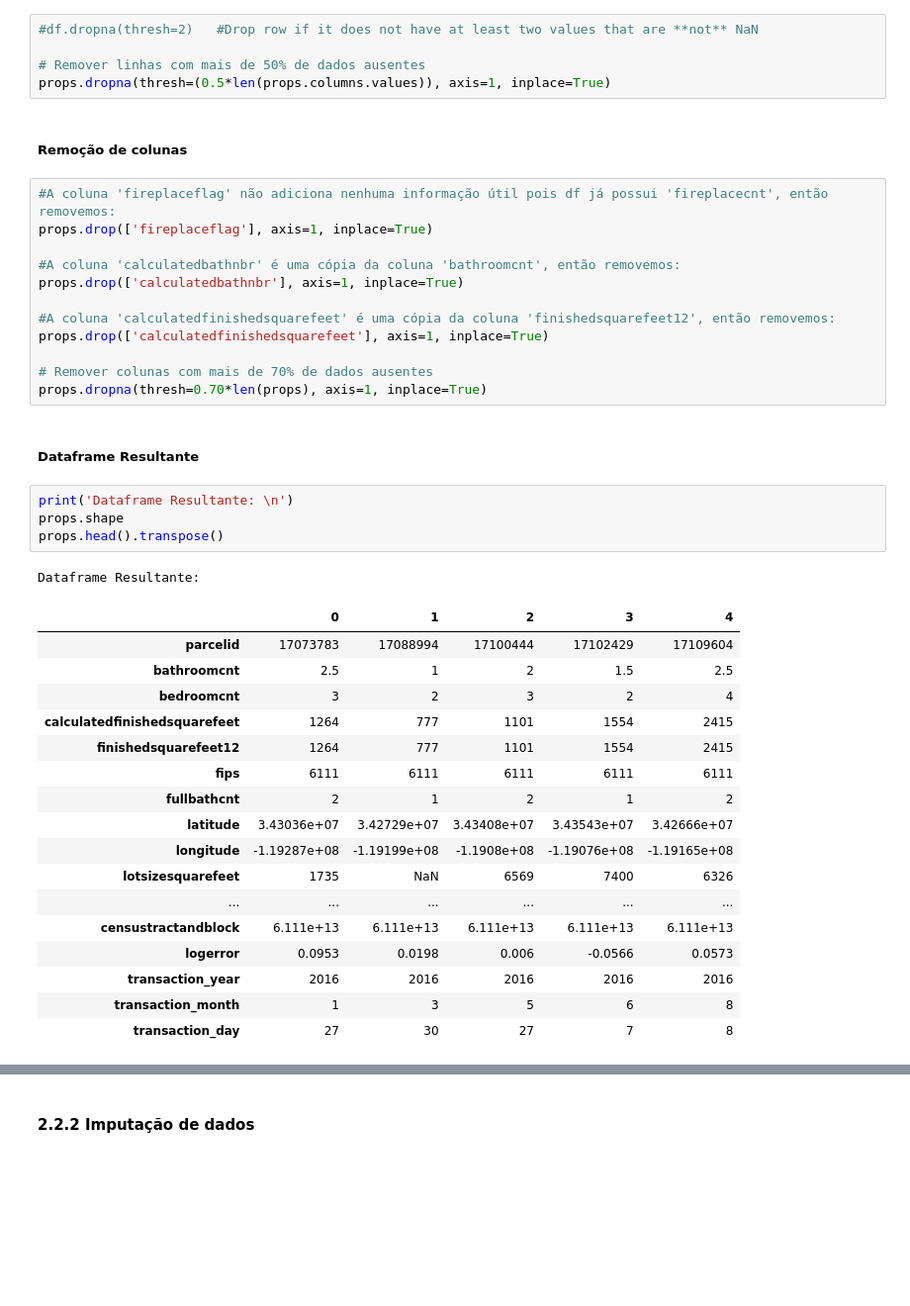
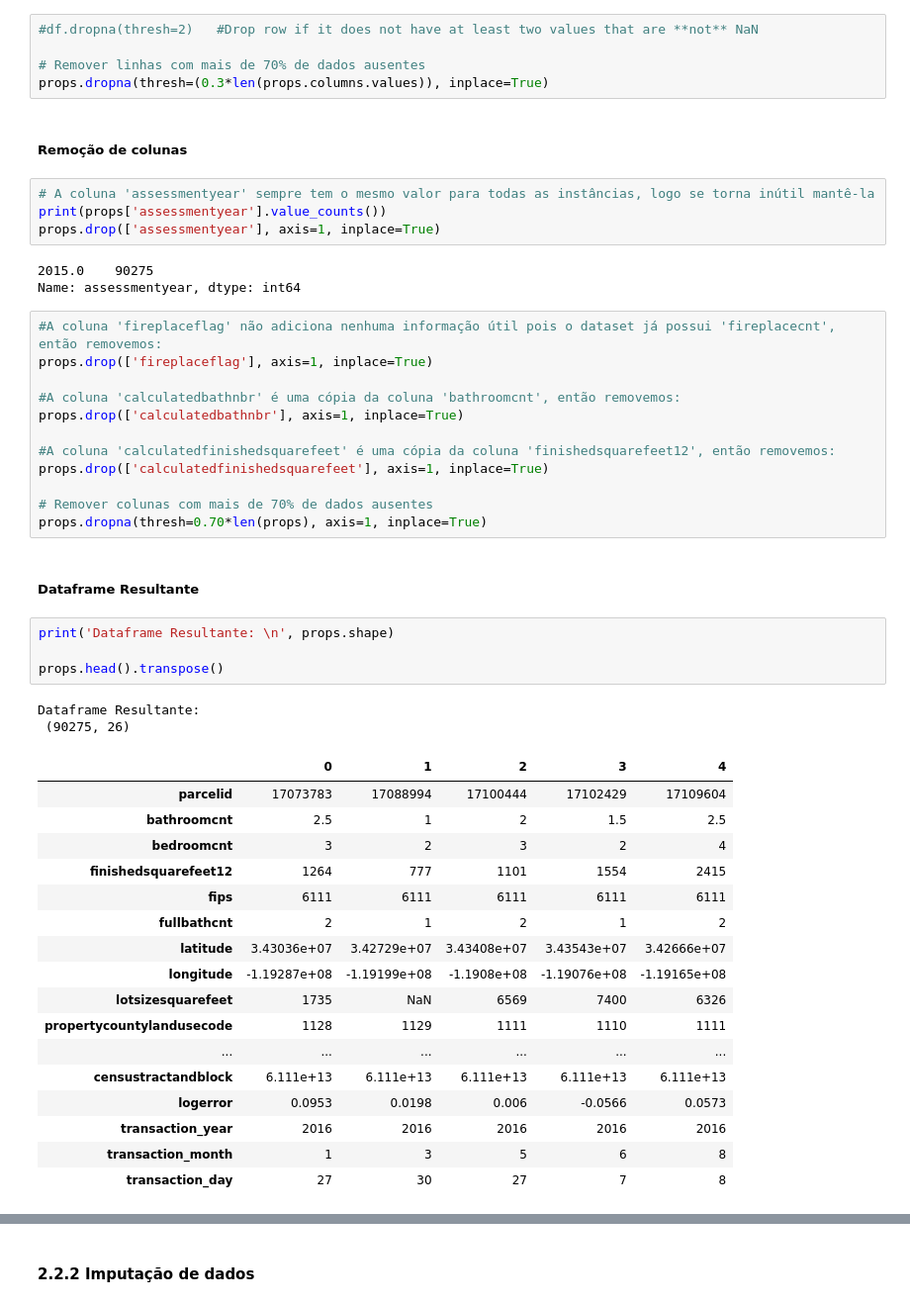
Before and after one commit to thiagotandrade/ds-project, a Jupyter notebook: DS_Project1.ipynb, the cells around one changed output, grey strips where cells are left out. Shown at 99% size. Cells and saved outputs as stored; diff of their text form; blank space fills up the shorter version.

```diff
--- a/DS_Project1.ipynb
+++ b/DS_Project1.ipynb
@@ -134,12 +129,19 @@ props.shape
 # %%
 #df.dropna(thresh=2)   #Drop row if it does not have at least two values that are **not** NaN
 
-# Remover linhas com mais de 50% de dados ausentes
-props.dropna(thresh=(0.5*len(props.columns.values)), axis=1, inplace=True)
+# Remover linhas com mais de 70% de dados ausentes
+props.dropna(thresh=(0.3*len(props.columns.values)), inplace=True)
 # %% [markdown]
 ##### Remoção de colunas
+# %%
+# A coluna 'assessmentyear' sempre tem o mesmo valor para todas as instâncias, logo se torna inútil mantê-la
+print(props['assessmentyear'].value_counts())
+props.drop(['assessmentyear'], axis=1, inplace=True)
+# %% [output]
+2015.0    90275
+Name: assessmentyear, dtype: int64
 # %%
-#A coluna 'fireplaceflag' não adiciona nenhuma informação útil pois df já possui 'fireplacecnt', então removemos:
+#A coluna 'fireplaceflag' não adiciona nenhuma informação útil pois o dataset já possui 'fireplacecnt', então removemos:
 props.drop(['fireplaceflag'], axis=1, inplace=True)
 
 #A coluna 'calculatedbathnbr' é uma cópia da coluna 'bathroomcnt', então removemos:
@@ -153,22 +155,23 @@ props.dropna(thresh=0.70*len(props), axis=1, inplace=True)
 # %% [markdown]
 ##### Dataframe Resultante
 # %%
-print('Dataframe Resultante: \n')
-props.shape
+print('Dataframe Resultante: \n', props.shape)
+
 props.head().transpose()
 # %% [output]
 Dataframe Resultante:
+ (90275, 26)
 |  | 0 | 1 | 2 | 3 | 4 |
 | parcelid | 17073783 | 17088994 | 17100444 | 17102429 | 17109604 |
 | bathroomcnt | 2.5 | 1 | 2 | 1.5 | 2.5 |
 | bedroomcnt | 3 | 2 | 3 | 2 | 4 |
-| calculatedfinishedsquarefeet | 1264 | 777 | 1101 | 1554 | 2415 |
 | finishedsquarefeet12 | 1264 | 777 | 1101 | 1554 | 2415 |
 | fips | 6111 | 6111 | 6111 | 6111 | 6111 |
 | fullbathcnt | 2 | 1 | 2 | 1 | 2 |
 | latitude | 3.43036e+07 | 3.42729e+07 | 3.43408e+07 | 3.43543e+07 | 3.42666e+07 |
 | longitude | -1.19287e+08 | -1.19199e+08 | -1.1908e+08 | -1.19076e+08 | -1.19165e+08 |
 | lotsizesquarefeet | 1735 | NaN | 6569 | 7400 | 6326 |
+| propertycountylandusecode | 1128 | 1129 | 1111 | 1110 | 1111 |
 | ... | ... | ... | ... | ... | ... |
 | censustractandblock | 6.111e+13 | 6.111e+13 | 6.111e+13 | 6.111e+13 | 6.111e+13 |
 | logerror | 0.0953 | 0.0198 | 0.006 | -0.0566 | 0.0573 |
```
Also changed, not shown: parts of 60 cells of this notebook.
